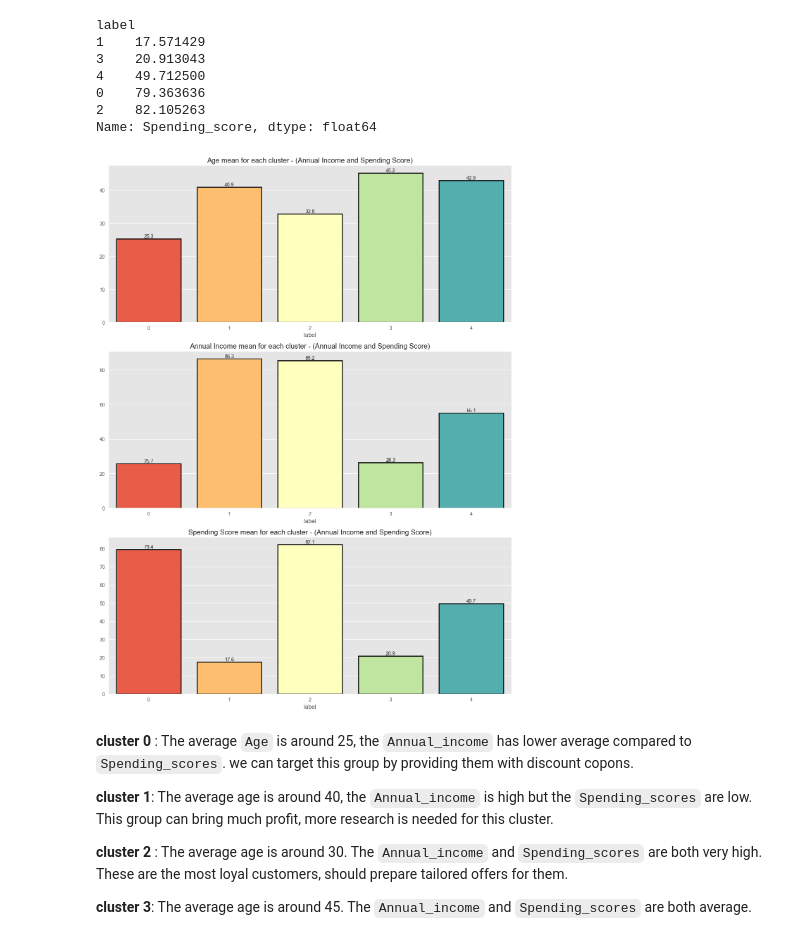
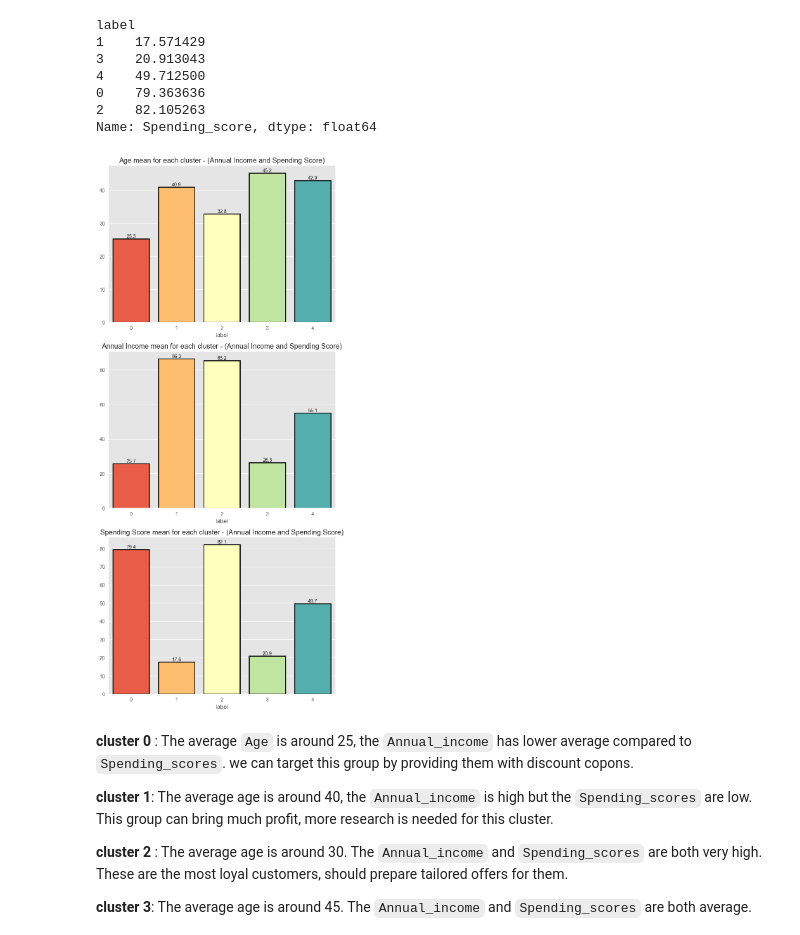
Before and after one commit to 0xArwa/Customer_Segmentation, a Jupyter notebook: Cluestering_Analysis_Customers_Segmentation.ipynb, the cells around one changed output. Cells and saved outputs as stored; diff of their text form; code cells hidden in the pictures.

```diff
--- a/Cluestering_Analysis_Customers_Segmentation.ipynb
+++ b/Cluestering_Analysis_Customers_Segmentation.ipynb
@@ -941,31 +986,31 @@ label
 2    82.105263
 Name: Spending_score, dtype: float64
 # %%
-plt.figure(figsize=(12, 16))
+plt.figure(figsize=(7, 16))
 
 plt.subplot(311)
 ax = sns.barplot(x = clusters_mean_age2.index, y = clusters_mean_age2.values,
                  saturation=1, edgecolor='k',linewidth=2,palette='Spectral')
 ax.bar_label(ax.containers[0], fmt="%.1f")
 plt.title('Age mean for each cluster - (Annual Income and Spending Score)')
 
 plt.subplot(312)
 ax = sns.barplot(x=clusters_mean_income2.index, y=clusters_mean_income2.values,
                  saturation=1, edgecolor='k',linewidth=2,palette='Spectral')
 ax.bar_label(ax.containers[0], fmt="%.1f")
 plt.title('Annual Income mean for each cluster - (Annual Income and Spending Score)')
 
 plt.subplot(313)
 ax = sns.barplot(x=clusters_mean_score2.index, y=clusters_mean_score2.values,
                  saturation=1, edgecolor='k',linewidth=2,palette='Spectral')
 ax.bar_label(ax.containers[0], fmt="%.1f")
 plt.title('Spending Score mean for each cluster - (Annual Income and Spending Score)')
 
 
 plt.tight_layout()
 plt.show();
 # %% [output]
-[figure, old version]
+[figure, new version]
 # %% [markdown]
 **cluster 0** : The average `Age` is around 25, the `Annual_income` has lower average compared to `Spending_scores`.
 we can target this group by providing them with discount copons.
```
Also changed, not shown: parts of 27 cells of this notebook.
